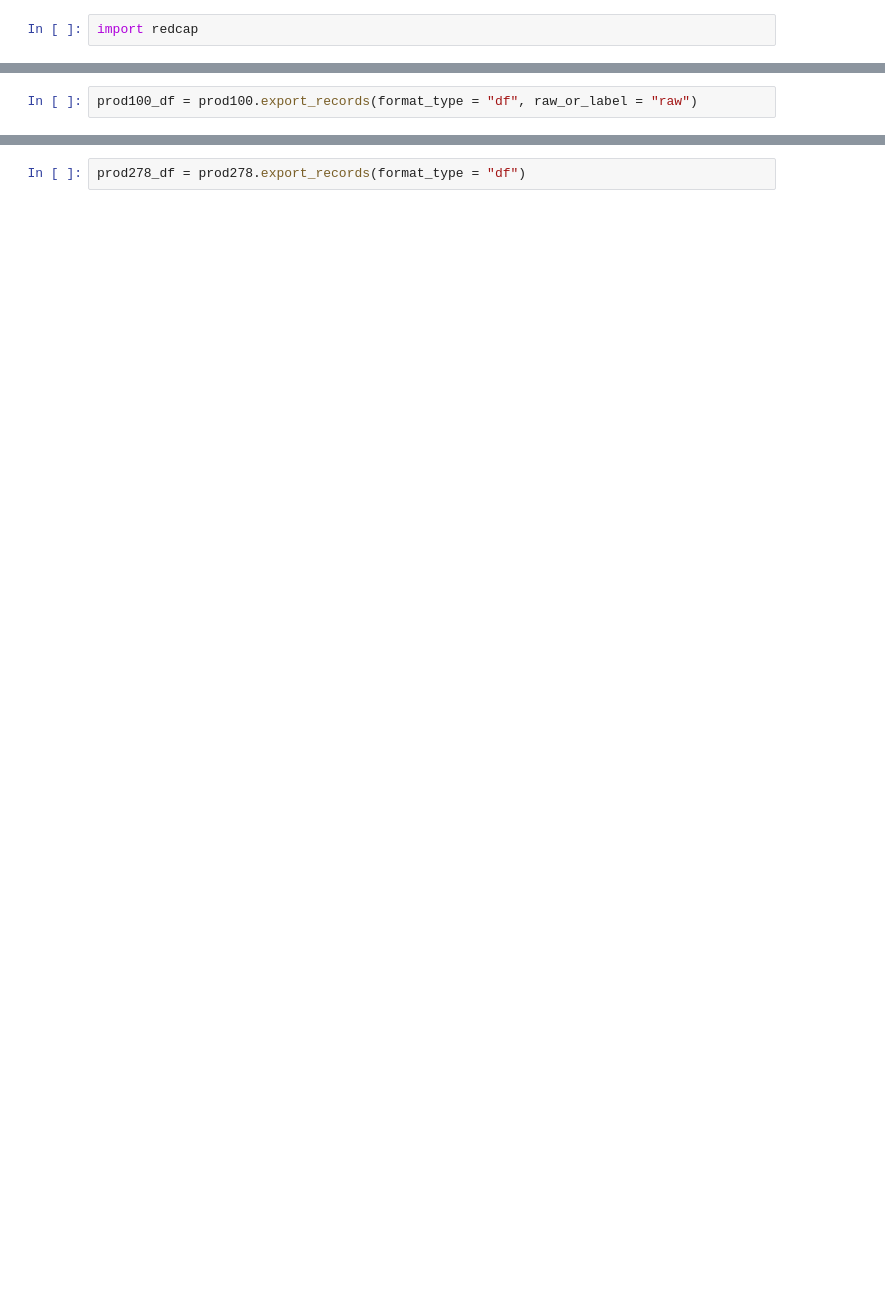
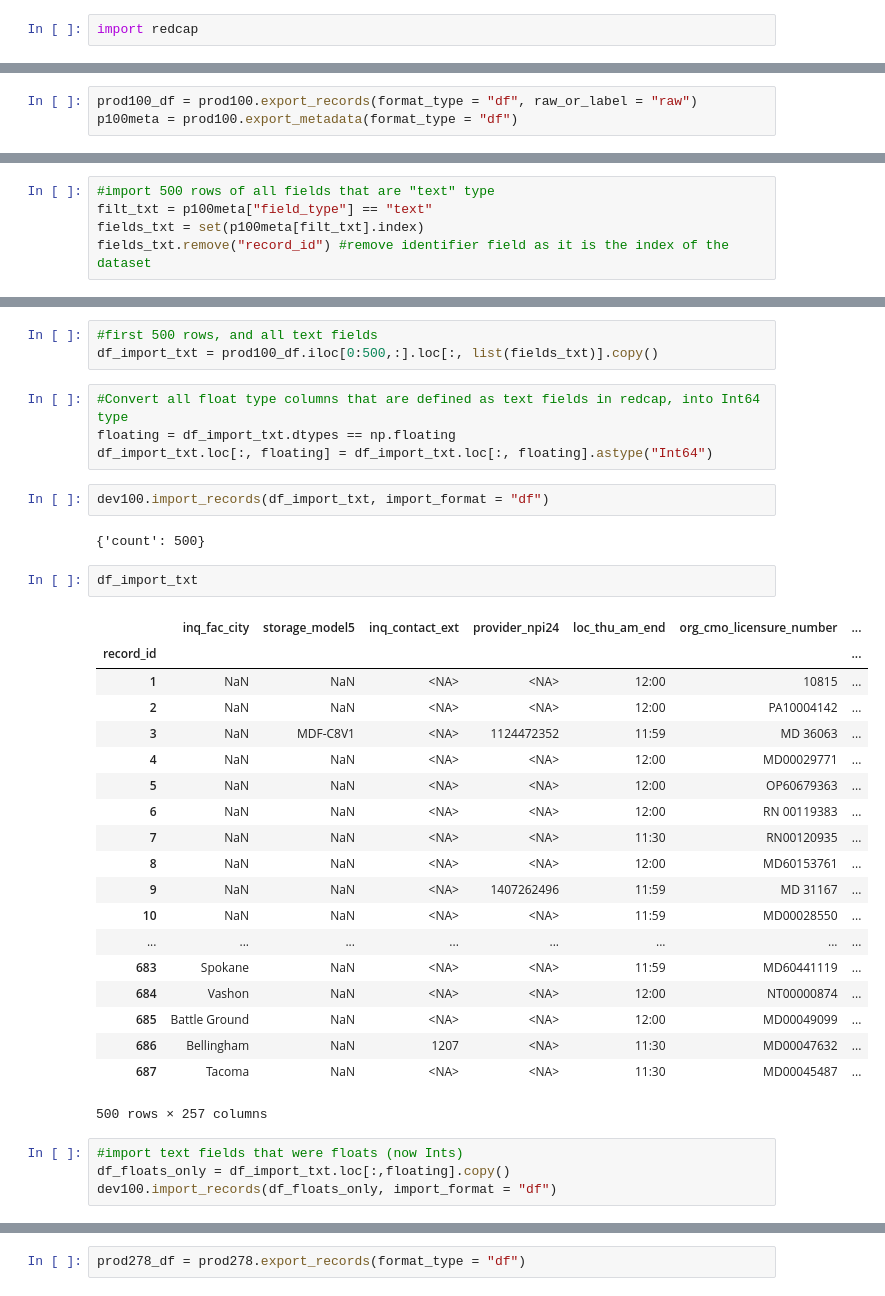
Before and after one commit to DOH-AXG5303/vaccine_storage_temperature, a Jupyter notebook: 2022_04_23_explore_project_data.ipynb, the cells around one changed output, grey strips where cells are left out. Cells and saved outputs as stored; diff of their text form; blank space fills up the shorter version.

Commit message:
partial upload to REDCap QA

```diff
--- a/2022_04_23_explore_project_data.ipynb
+++ b/2022_04_23_explore_project_data.ipynb
@@ -19,2 +29,3 @@ dev278 = redcap.Project(dev_url, dev_pid278)
 # %%
 prod100_df = prod100.export_records(format_type = "df", raw_or_label = "raw")
+p100meta = prod100.export_metadata(format_type = "df")
@@ -20,0 +36,5 @@ prod100_df = prod100.export_records(format_type = "df", raw_or_label = "raw")
+# %%
+#import 500 rows of all fields that are "text" type
+filt_txt = p100meta["field_type"] == "text"
+fields_txt = set(p100meta[filt_txt].index)
+fields_txt.remove("record_id") #remove identifier field as it is the index of the dataset
@@ -20,0 +53,37 @@ prod100_df = prod100.export_records(format_type = "df", raw_or_label = "raw")
+# %%
+#first 500 rows, and all text fields
+df_import_txt = prod100_df.iloc[0:500,:].loc[:, list(fields_txt)].copy()
+# %%
+#Convert all float type columns that are defined as text fields in redcap, into Int64 type
+floating = df_import_txt.dtypes == np.floating
+df_import_txt.loc[:, floating] = df_import_txt.loc[:, floating].astype("Int64")
+# %%
+dev100.import_records(df_import_txt, import_format = "df")
+# %% [output]
+{'count': 500}
+# %%
+df_import_txt
+# %% [output]
+|  | inq_fac_city | storage_model5 | inq_contact_ext | provider_npi24 | loc_thu_am_end | org_cmo_licensure_number | ... |
+| record_id |  |  |  |  |  |  | ... |
+| 1 | NaN | NaN | <NA> | <NA> | 12:00 | 10815 | ... |
+| 2 | NaN | NaN | <NA> | <NA> | 12:00 | PA10004142 | ... |
+| 3 | NaN | MDF-C8V1 | <NA> | 1124472352 | 11:59 | MD 36063 | ... |
+| 4 | NaN | NaN | <NA> | <NA> | 12:00 | MD00029771 | ... |
+| 5 | NaN | NaN | <NA> | <NA> | 12:00 | OP60679363 | ... |
+| 6 | NaN | NaN | <NA> | <NA> | 12:00 | RN 00119383 | ... |
+| 7 | NaN | NaN | <NA> | <NA> | 11:30 | RN00120935 | ... |
+| 8 | NaN | NaN | <NA> | <NA> | 12:00 | MD60153761 | ... |
+| 9 | NaN | NaN | <NA> | 1407262496 | 11:59 | MD 31167 | ... |
+| 10 | NaN | NaN | <NA> | <NA> | 11:59 | MD00028550 | ... |
+| ... | ... | ... | ... | ... | ... | ... | ... |
+| 683 | Spokane | NaN | <NA> | <NA> | 11:59 | MD60441119 | ... |
+| 684 | Vashon | NaN | <NA> | <NA> | 12:00 | NT00000874 | ... |
+| 685 | Battle Ground | NaN | <NA> | <NA> | 12:00 | MD00049099 | ... |
+| 686 | Bellingham | NaN | 1207 | <NA> | 11:30 | MD00047632 | ... |
+| 687 | Tacoma | NaN | <NA> | <NA> | 11:30 | MD00045487 | ... |
+500 rows × 257 columns
+# %%
+#import text fields that were floats (now Ints)
+df_floats_only = df_import_txt.loc[:,floating].copy()
+dev100.import_records(df_floats_only, import_format = "df")
```
Also changed, not shown: parts of 15 cells of this notebook.
